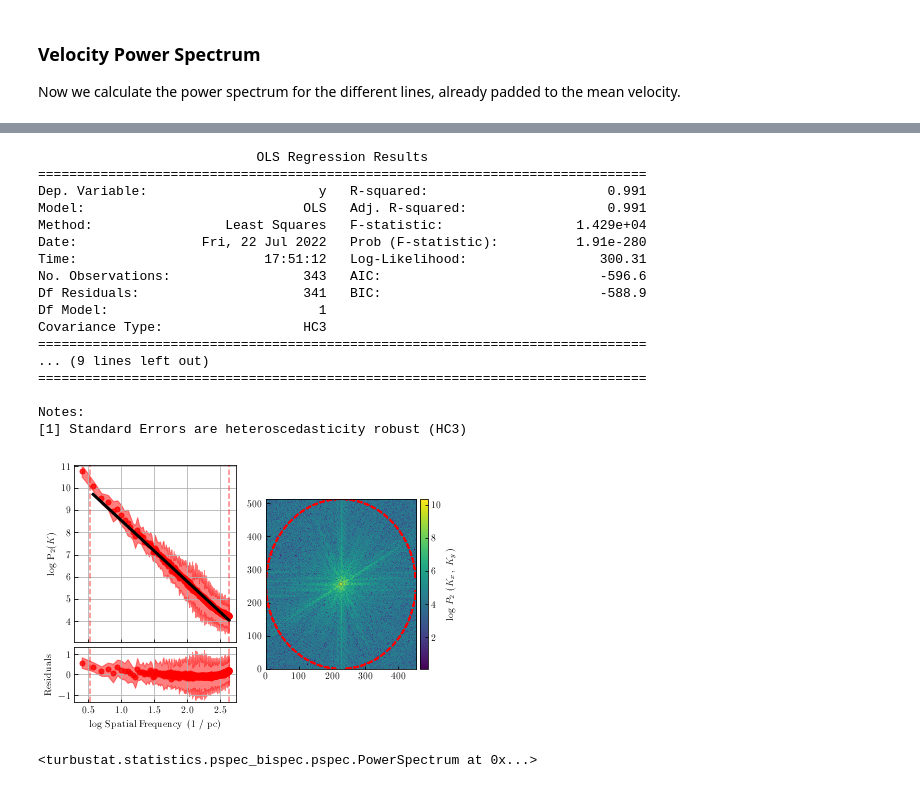
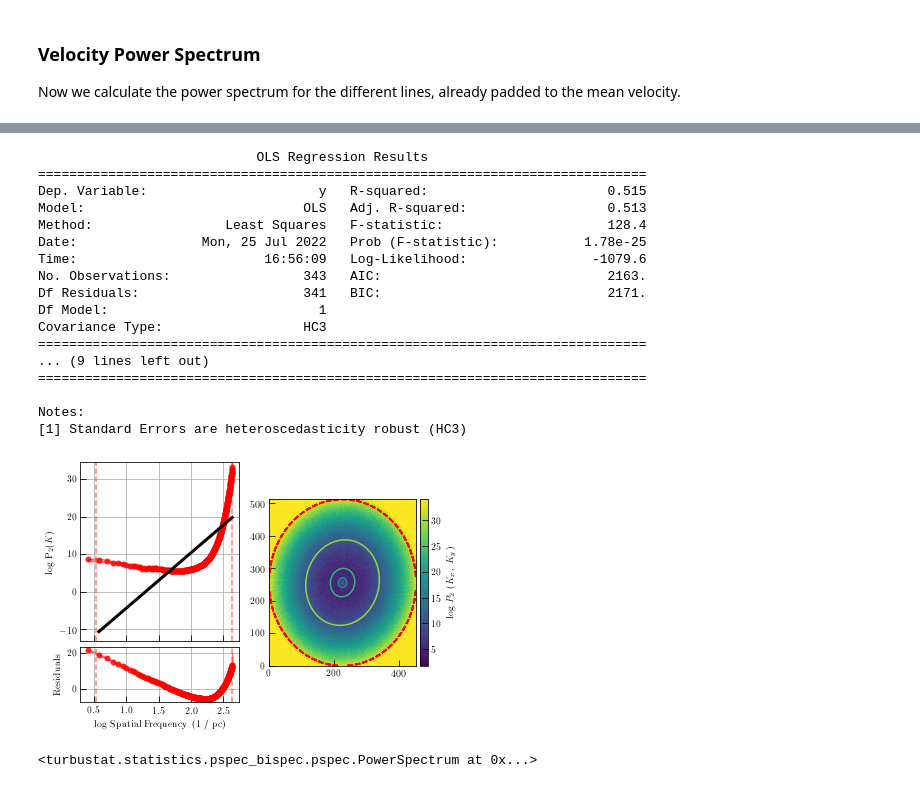
Before and after one commit to jpinedaf/NGC1333_NOEMA_turbulence, a Jupyter notebook: NGC1333_determine_turbulence.ipynb, the cells around one changed output, grey strips where cells are left out. Cells and saved outputs as stored; diff of their text form; code cells hidden in the pictures.

```diff
--- a/NGC1333_determine_turbulence.ipynb
+++ b/NGC1333_determine_turbulence.ipynb
@@ -714,26 +714,26 @@ Notes:
 <turbustat.statistics.pspec_bispec.pspec.PowerSpectrum at 0x...>
 # %%
 pspec_hcn = PowerSpectrum(vc_hcn, distance=distance)
-pspec_hcn.run(verbose=True, xunit=u.pc**-1)#, high_cut=1/(5*u.arcsec))
+pspec_hcn.run(verbose=True, xunit=u.pc**-1, beam_correct=True)#, high_cut=1/(5*u.arcsec))
 # %% [output]
                             OLS Regression Results
 ==============================================================================
-Dep. Variable:                      y   R-squared:                       0.991
-Model:                            OLS   Adj. R-squared:                  0.991
-Method:                 Least Squares   F-statistic:                 1.429e+04
-Date:                Fri, 22 Jul 2022   Prob (F-statistic):          1.91e-280
-Time:                        17:51:12   Log-Likelihood:                 300.31
-No. Observations:                 343   AIC:                            -596.6
-Df Residuals:                     341   BIC:                            -588.9
+Dep. Variable:                      y   R-squared:                       0.515
+Model:                            OLS   Adj. R-squared:                  0.513
+Method:                 Least Squares   F-statistic:                     128.4
+Date:                Mon, 25 Jul 2022   Prob (F-statistic):           1.78e-25
+Time:                        16:56:09   Log-Likelihood:                -1079.6
+No. Observations:                 343   AIC:                             2163.
+Df Residuals:                     341   BIC:                             2171.
 Df Model:                           1
 Covariance Type:                  HC3
 ==============================================================================
 ... (9 lines left out)
 ==============================================================================
 
 Notes:
 [1] Standard Errors are heteroscedasticity robust (HC3)
-[figure, old version]
+[figure, new version]
 <turbustat.statistics.pspec_bispec.pspec.PowerSpectrum at 0x...>
 # %%
 conv_13co = np.abs((pspec_13co.header['CDELT1'] * u.deg.to('', equivalencies=u.dimensionless_angles()))*distance).to(u.pc)
```
Also changed, not shown: parts of 31 cells of this notebook, 17 other files.
